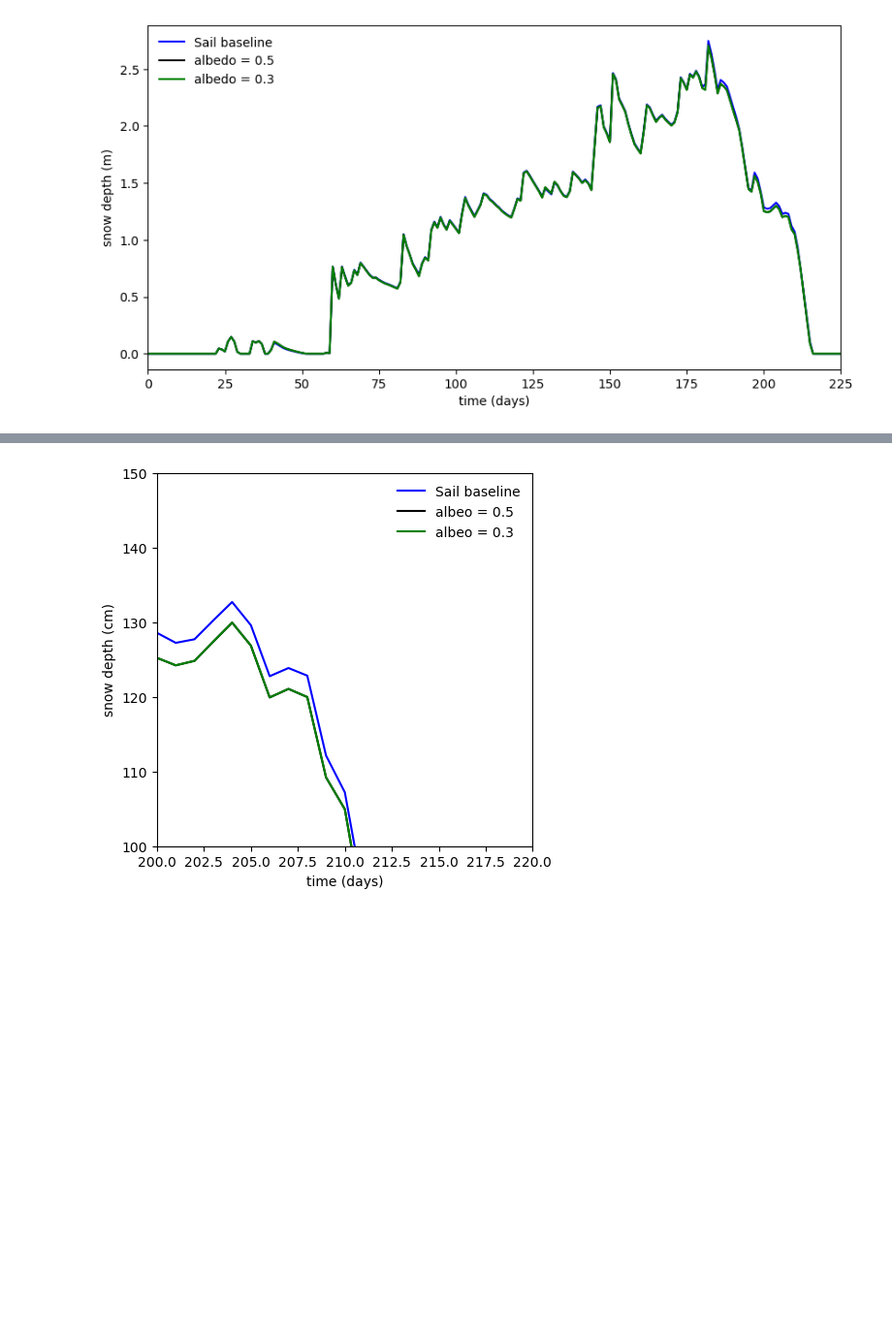
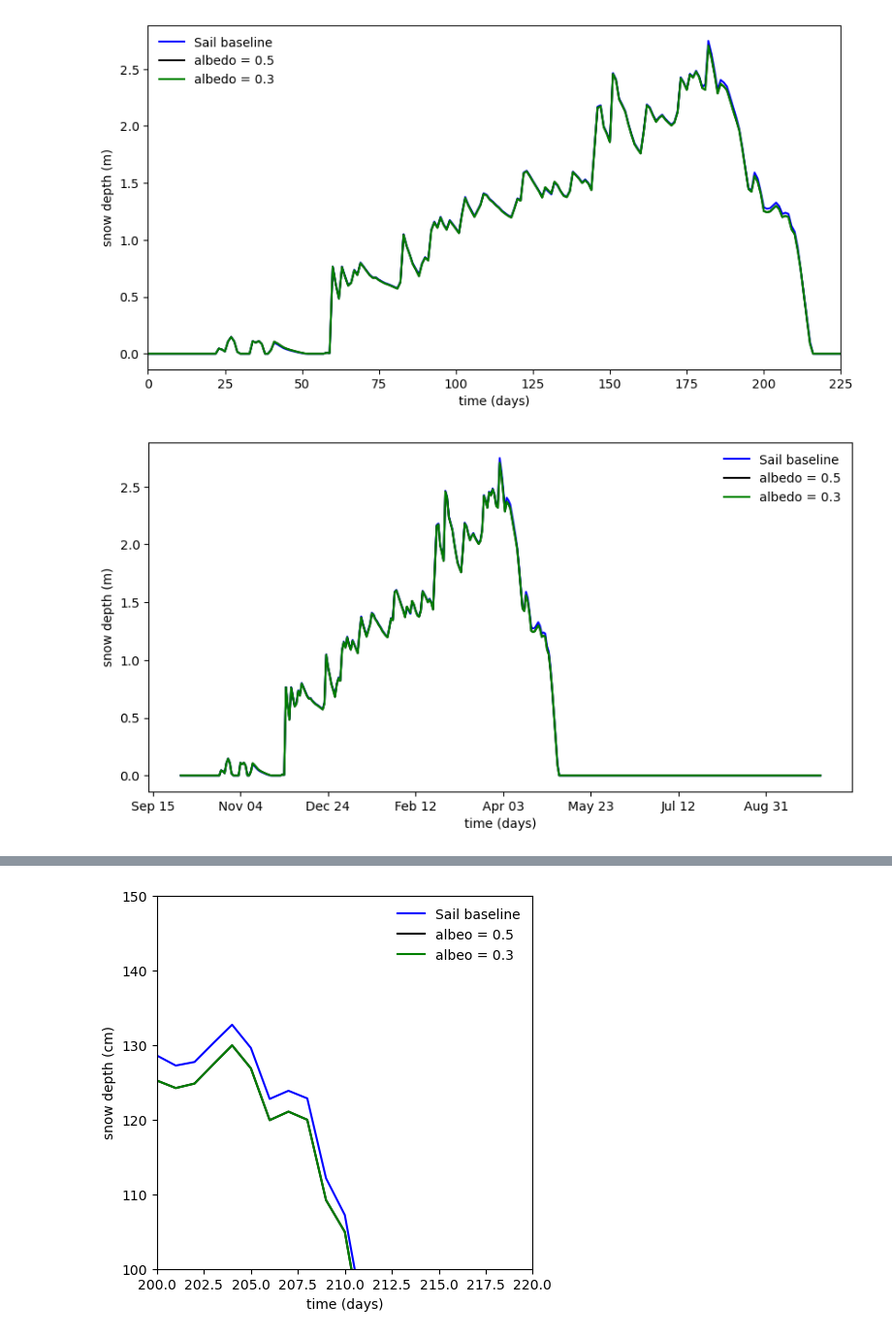
Before and after one commit to AndrewGraus/ATS-EcoSIM-demos, a Jupyter notebook: jupyter_notebooks/snow_depth_SAIL.ipynb, the cells around one changed output, grey strips where cells are left out. Shown at 97% size. Drawn from its saved outputs; the diff is of its cells as text; code cells hidden in the pictures; blank space fills up the shorter version.

```diff
--- a/jupyter_notebooks/snow_depth_SAIL.ipynb
+++ b/jupyter_notebooks/snow_depth_SAIL.ipynb
@@ -27,3 +31,21 @@ plt.xlim([0.0,225.0])
 plt.show()
 # %% [output]
 [figure]
+# %%
+oct_1st = datetime(2022,10,1)
+oct_1st_mdates = mdates.date2num(oct_1st)
+dates_mdates = oct_1st_mdates + time
+
+fig1 = plt.figure(figsize=(10,5))
+ax = plt.axes()
+plt.plot(dates_mdates,sd_base,color='b', label="Sail baseline")
+plt.plot(dates_mdates,sd_low,color='k', label="albedo = 0.5")
+plt.plot(dates_mdates,sd_lower,color='g', label="albedo = 0.3")
+plt.legend(frameon=False)
+plt.xlabel("time (days)")
+plt.ylabel("snow depth (m)")
+ax.xaxis.set_major_formatter(mdates.DateFormatter('%b %d'))
+#plt.xlim([0.0,225.0])
+plt.show()
+# %% [output]
+[figure, added]
```
Also changed, not shown: parts of 4 cells of this notebook.
